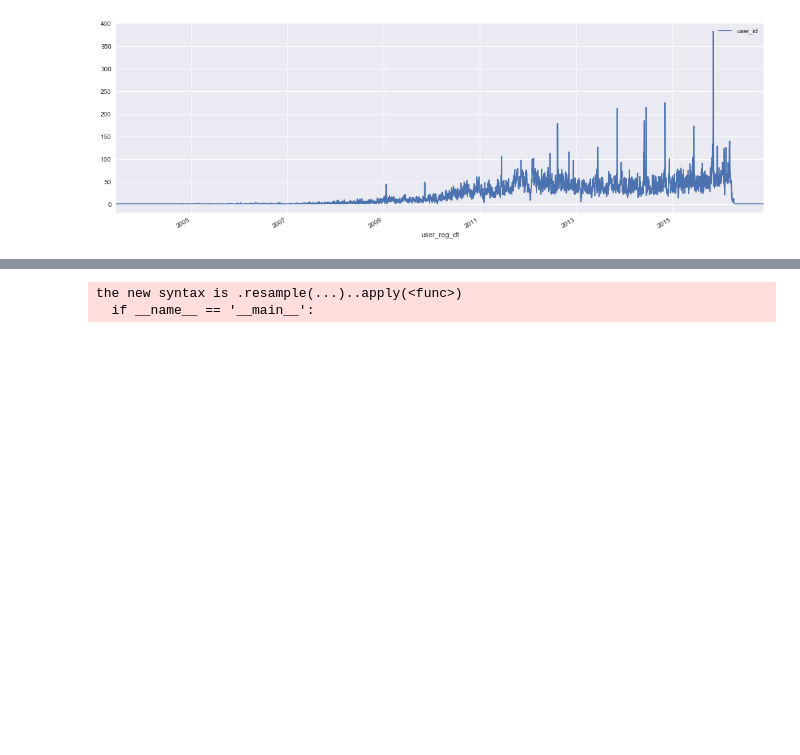
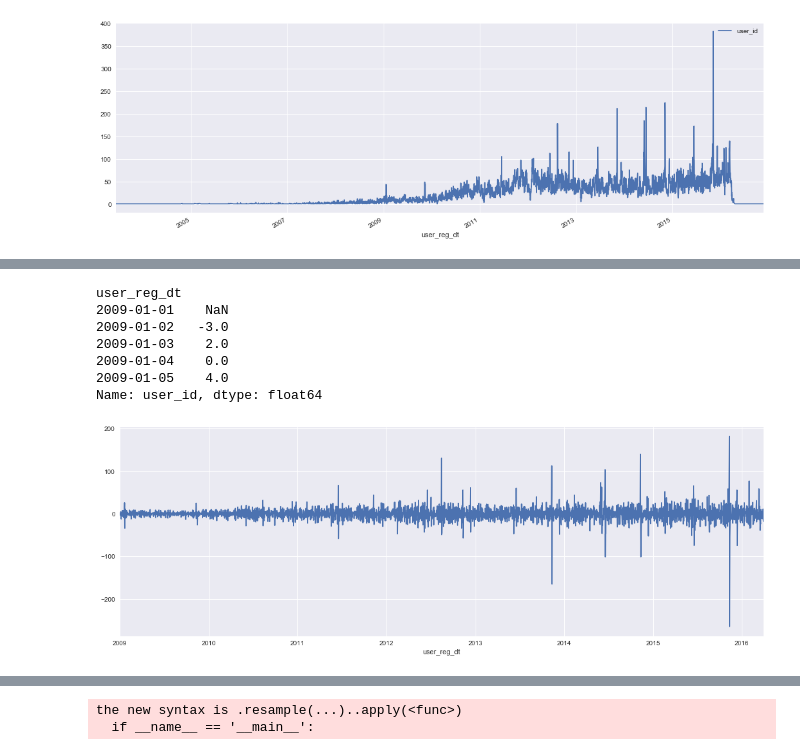
Before and after one commit to Purpleyou/DataScienceNotes, a Jupyter notebook: JD/EDA.ipynb, the cells around one changed output, grey strips where cells are left out. Cells and saved outputs as stored; diff of their text form; code cells hidden in the pictures; blank space fills up the shorter version.

```diff
--- a/JD/EDA.ipynb
+++ b/JD/EDA.ipynb
@@ -93,0 +103,13 @@ date_count['2011':'2016-03'].plot()
+# %%
+diff_date_count = sub_date_count.diff()
+print(diff_date_count.head(5))
+plt.show(diff_date_count.plot())
+# %% [output]
+user_reg_dt
+2009-01-01    NaN
+2009-01-02   -3.0
+2009-01-03    2.0
+2009-01-04    0.0
+2009-01-05    4.0
+Name: user_id, dtype: float64
+[figure, added]
```
Also changed, not shown: parts of 11 cells of this notebook.
